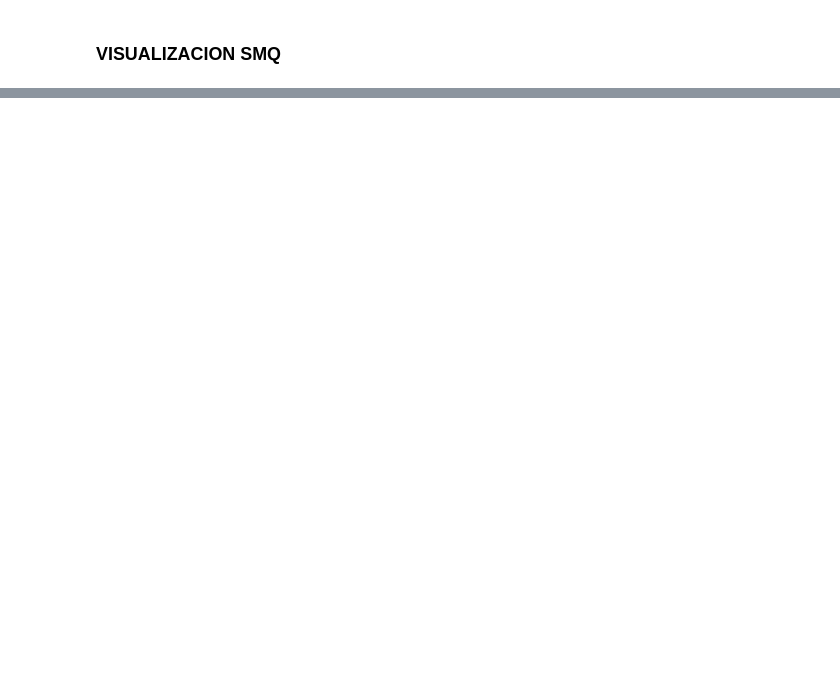
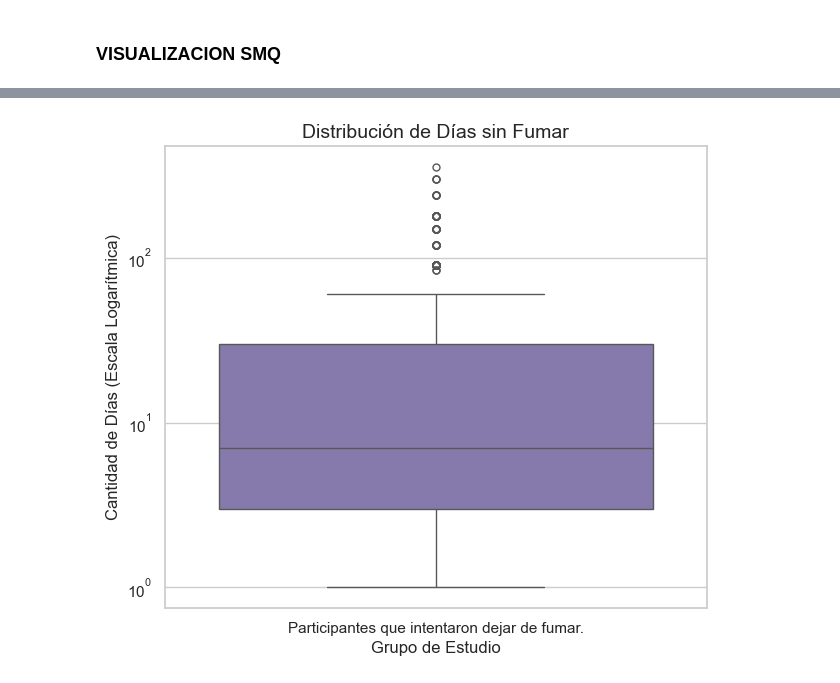
Before and after one commit to salva1984/kokoa-analisis-salud-mental, a Jupyter notebook: notebooks/06-analisis-G3.ipynb, the cells around one changed output, grey strips where cells are left out. Cells and saved outputs as stored; diff of their text form; code cells hidden in the pictures; blank space fills up the shorter version.

```diff
--- a/notebooks/06-analisis-G3.ipynb
+++ b/notebooks/06-analisis-G3.ipynb
@@ -30,0 +61,19 @@ smq = pd.read_csv("../data/processed/smq_limpio.csv")
+# %%
+plt.figure(figsize=(7, 6))
+
+intentos_dejar = smq[smq['SMQ852_dias'] > 0].copy()
+
+# TRUCO: Creamos una columna temporal para darle nombre al eje
+intentos_dejar['Categoria'] = 'Participantes que intentaron dejar de fumar.'
+
+# Ahora al graficar, le decimos quién es 'x' y quién es 'y'
+sns.boxplot(data=intentos_dejar, x='Categoria', y='SMQ852_dias', color='#8172B3', fliersize=5)
+
+plt.title('Distribución de Días sin Fumar', fontsize=14)
+plt.ylabel('Cantidad de Días (Escala Logarítmica)')
+plt.xlabel('Grupo de Estudio')
+plt.yscale('log')
+
+plt.show()
+# %% [output]
+[figure, added]
```
Also changed, not shown: parts of 24 cells of this notebook.
